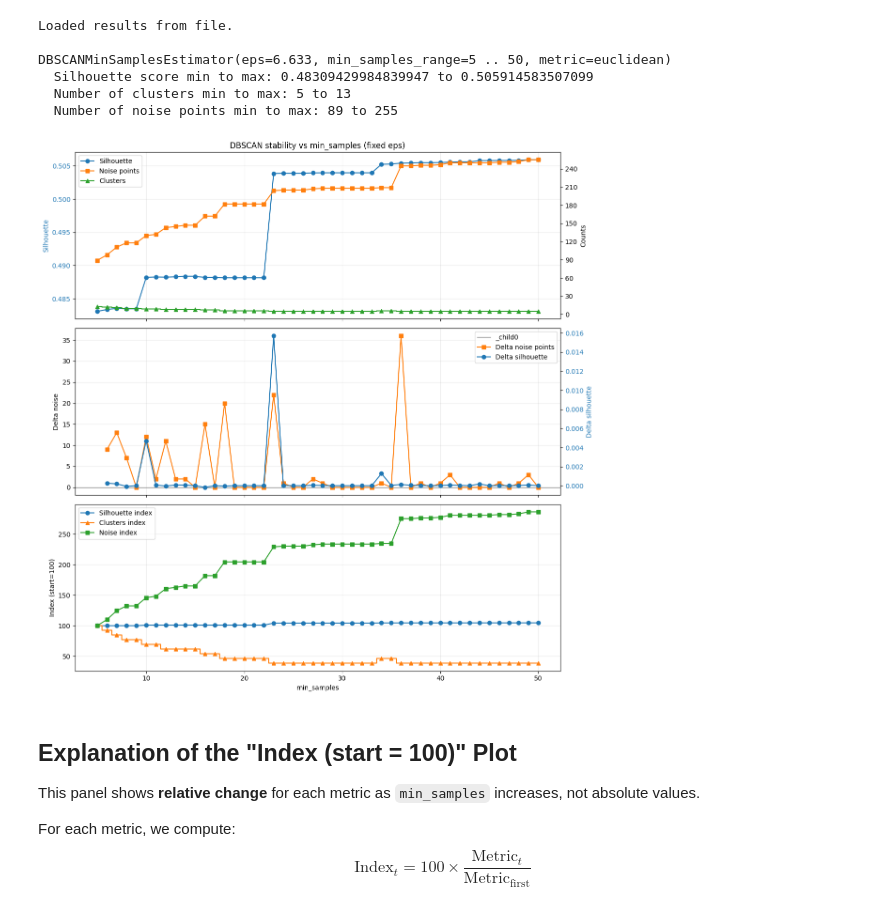
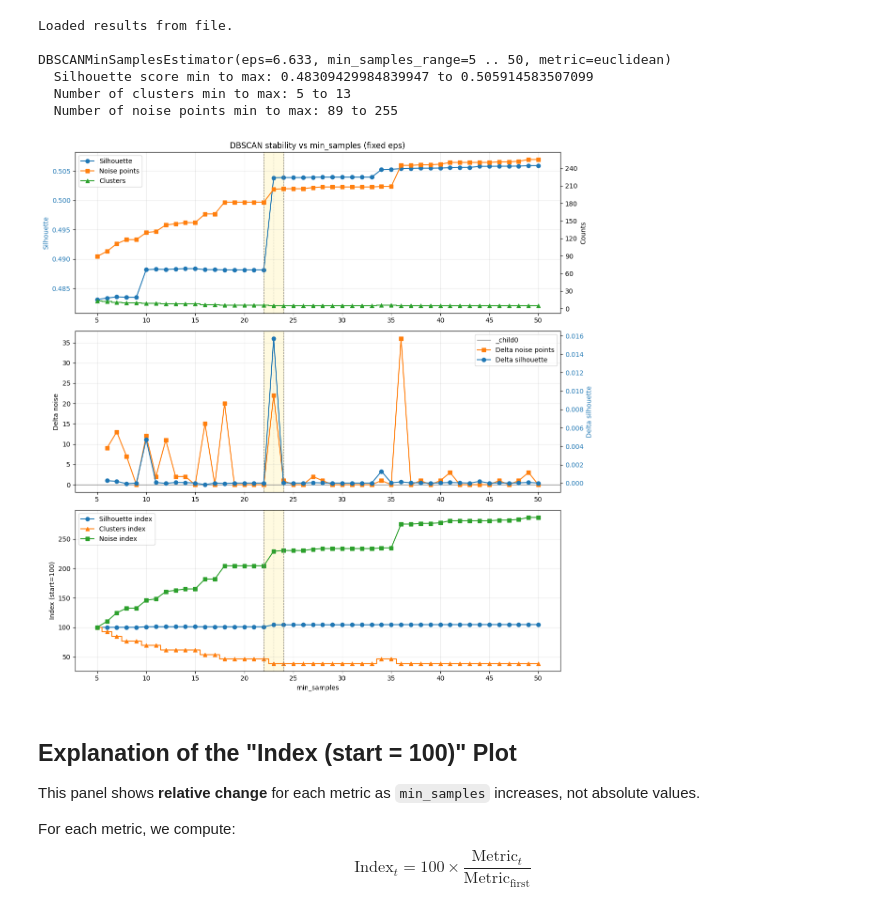
Before and after one commit to smnsht/unusual-customer-purchasing, a Jupyter notebook: notebooks/04_CustomerSegmentation.ipynb, the cells around one changed output. Cells and saved outputs as stored; diff of their text form; code cells hidden in the pictures.

```diff
--- a/notebooks/04_CustomerSegmentation.ipynb
+++ b/notebooks/04_CustomerSegmentation.ipynb
@@ -343,36 +343,49 @@ labels = [l.get_label() for l in lines]
 ax1.legend(lines, labels, loc="best")
 ax1.set_title("DBSCAN stability vs min_samples (fixed eps)")
 
+# Optional zoom: makes local silhouette plateau easier to inspect
+sil_pad = max(0.001, 0.1 * (sil.max() - sil.min()))
+ax1.set_ylim(sil.min() - sil_pad, sil.max() + sil_pad)
+
 # Panel 2: first differences
 ax2 = axes[1]
 ax2.axhline(0, color="gray", linewidth=1)
 ax2.plot(ms_diff, d_noi, marker="s", color="#ff7f0e", label="Delta noise points")
 ax2.set_ylabel("Delta noise")
 ax2.grid(alpha=0.25)
 
 ax2b = ax2.twinx()
 ax2b.plot(ms_diff, d_sil, marker="o", color="#1f77b4", label="Delta silhouette")
 ax2b.set_ylabel("Delta silhouette", color="#1f77b4")
 ax2b.tick_params(axis="y", labelcolor="#1f77b4")
 
 lines2 = ax2.get_lines() + ax2b.get_lines()
 labels2 = [l.get_label() for l in lines2]
 ax2.legend(lines2, labels2, loc="best")
 
 # Panel 3: normalized trends
 ax3 = axes[2]
 ax3.plot(ms, sil_idx, marker="o", label="Silhouette index")
 ax3.plot(ms, clu_idx, marker="^", drawstyle="steps-mid", label="Clusters index")
 ax3.plot(ms, noi_idx, marker="s", label="Noise index")
 ax3.set_xlabel("min_samples")
 ax3.set_ylabel("Index (start=100)")
 ax3.grid(alpha=0.25)
 ax3.legend(loc="best")
 
+# Readability improvements for all panels
+candidate_min, candidate_max = 22, 24
+for ax in axes:
+    ax.tick_params(axis="x", labelbottom=True)
+    ax.xaxis.set_major_locator(MaxNLocator(integer=True))
+    ax.axvspan(candidate_min, candidate_max, color="gold", alpha=0.12)
+    for x in [22, 23, 24]:
+        ax.axvline(x, color="gray", linestyle="--", linewidth=0.8, alpha=0.7)
+
 plt.tight_layout()
 plt.show()
 # %% [output]
-[figure, old version]
+[figure, new version]
 # %% [markdown]
 ## Explanation of the "Index (start = 100)" Plot
 
```
Also changed, not shown: parts of 16 cells of this notebook.
